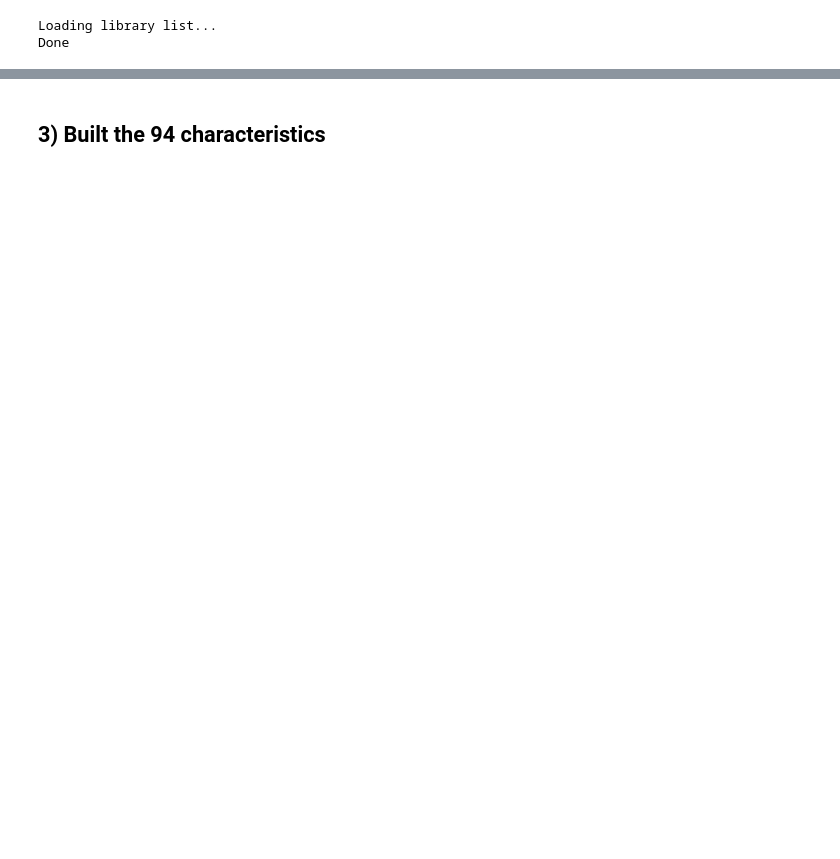
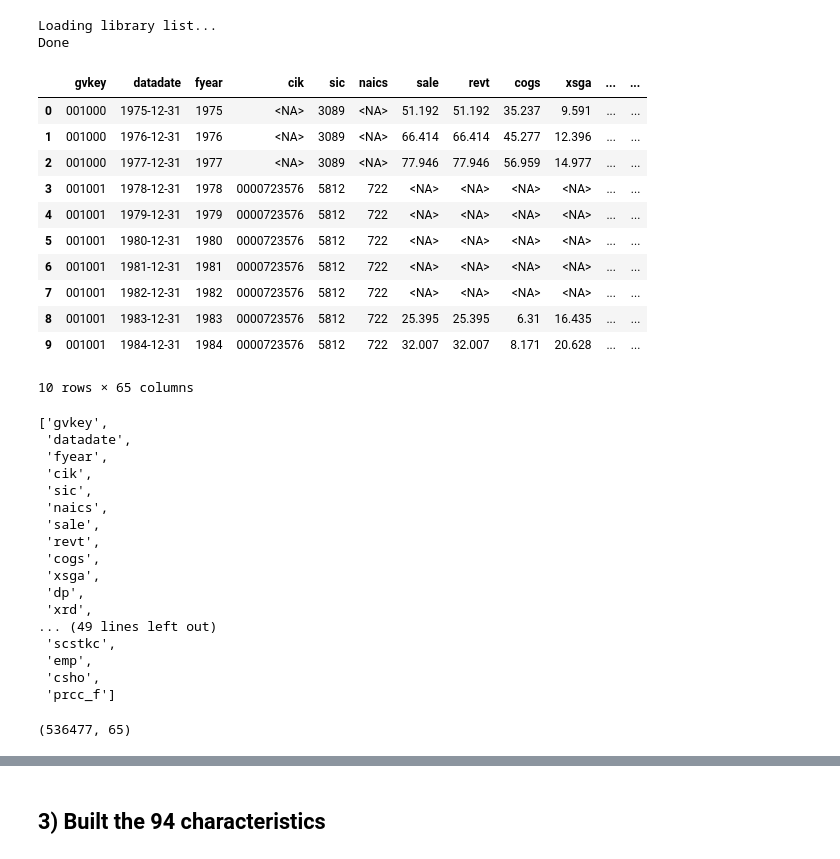
Before and after one commit to emilefnd/GKX-ML-Asset-Pricing-Python, a Jupyter notebook: Code/GXX.ipynb, the cells around one changed output, grey strips where cells are left out. Saved outputs shown, nothing was run; the diff lists cells and outputs as text; code cells hidden in the pictures; blank space fills up the shorter version.

```diff
--- a/Code/GXX.ipynb
+++ b/Code/GXX.ipynb
@@ -37,12 +41,11 @@ db = wrds.Connection(wrds_username='hcdb')
 Loading library list...
 Done
 # %%
-# Get the data using SQL
+# Get the Fundamentals Annual data using SQL
 
 funda = db.raw_sql("""
-    SELECT c.gvkey, f.datadate, f.fyear, c.cik, SUBSTR(c.sic, 1, 2) AS sic2,
-           c.sic, c.naics,
-           f.sale, f.revt, f.cogs, f.xsga, f.dp, f.xrd, f.xad, f.ib, f.ebitda,
+    SELECT c.gvkey, c.cik, c.sic, c.naics,
+           f.datadate, f.fyear, f.sale, f.revt, f.cogs, f.xsga, f.dp, f.xrd, f.xad, f.ib, f.ebitda,
            f.ebit, f.nopi, f.spi, f.pi, f.txp, f.ni, f.txfed, f.txfo, f.txt, f.xint,
            f.capx, f.oancf, f.dvt, f.ob, f.gdwlia, f.gdwlip, f.gwo,
            f.rect, f.act, f.che, f.ppegt, f.invt, f.at, f.aco, f.intan, f.ao,
@@ -50,19 +53,52 @@ funda = db.raw_sql("""
            f.lct, f.dlc, f.dltt, f.lt, f.dm, f.dcvt, f.cshrc, f.dcpstk, f.pstk,
            f.ap, f.lco, f.lo, f.drc, f.drlt, f.txdi,
            f.ceq, f.scstkc, f.emp, f.csho,
-           ABS(f.prcc_f) AS prcc_f,
-           f.csho * ABS(f.prcc_f) AS mve_f
+           f.prcc_f
     FROM comp.funda AS f
     JOIN comp.company AS c
       ON f.gvkey = c.gvkey
-    WHERE f.at IS NOT NULL
-      AND f.prcc_f IS NOT NULL
-      AND f.ni IS NOT NULL
-      AND f.datadate >= '1975-01-01'
+    WHERE f.datadate >= '1975-01-01'
       AND f.indfmt = 'INDL'
       AND f.datafmt = 'STD'
       AND f.popsrc = 'D'
       AND f.consol = 'C'
-""", date_cols=['datadate'])
+""")
 
-# note that we are pulling from two diffe
+# select compustat variable from the fundamentals data (f) and the company reference (c)
+# join them on gvkey
+# use the correct data and the correct settings
+# %%
+display(funda.head(10))
+display(list(funda.columns))
+display(funda.shape)
+# %% [output]
+|  | gvkey | datadate | fyear | cik | sic | naics | sale | revt | cogs | xsga | ... | ... |
+| 0 | 001000 | 1975-12-31 | 1975 | <NA> | 3089 | <NA> | 51.192 | 51.192 | 35.237 | 9.591 | ... | ... |
+| 1 | 001000 | 1976-12-31 | 1976 | <NA> | 3089 | <NA> | 66.414 | 66.414 | 45.277 | 12.396 | ... | ... |
+| 2 | 001000 | 1977-12-31 | 1977 | <NA> | 3089 | <NA> | 77.946 | 77.946 | 56.959 | 14.977 | ... | ... |
+| 3 | 001001 | 1978-12-31 | 1978 | 0000723576 | 5812 | 722 | <NA> | <NA> | <NA> | <NA> | ... | ... |
+| 4 | 001001 | 1979-12-31 | 1979 | 0000723576 | 5812 | 722 | <NA> | <NA> | <NA> | <NA> | ... | ... |
+| 5 | 001001 | 1980-12-31 | 1980 | 0000723576 | 5812 | 722 | <NA> | <NA> | <NA> | <NA> | ... | ... |
+| 6 | 001001 | 1981-12-31 | 1981 | 0000723576 | 5812 | 722 | <NA> | <NA> | <NA> | <NA> | ... | ... |
+| 7 | 001001 | 1982-12-31 | 1982 | 0000723576 | 5812 | 722 | <NA> | <NA> | <NA> | <NA> | ... | ... |
+| 8 | 001001 | 1983-12-31 | 1983 | 0000723576 | 5812 | 722 | 25.395 | 25.395 | 6.31 | 16.435 | ... | ... |
+| 9 | 001001 | 1984-12-31 | 1984 | 0000723576 | 5812 | 722 | 32.007 | 32.007 | 8.171 | 20.628 | ... | ... |
+10 rows × 65 columns
+['gvkey',
+ 'datadate',
+ 'fyear',
+ 'cik',
+ 'sic',
+ 'naics',
+ 'sale',
+ 'revt',
+ 'cogs',
+ 'xsga',
+ 'dp',
+ 'xrd',
+... (49 lines left out)
+ 'scstkc',
+ 'emp',
+ 'csho',
+ 'prcc_f']
+(536477, 65)
```
Also changed, not shown: parts of 10 cells of this notebook.
